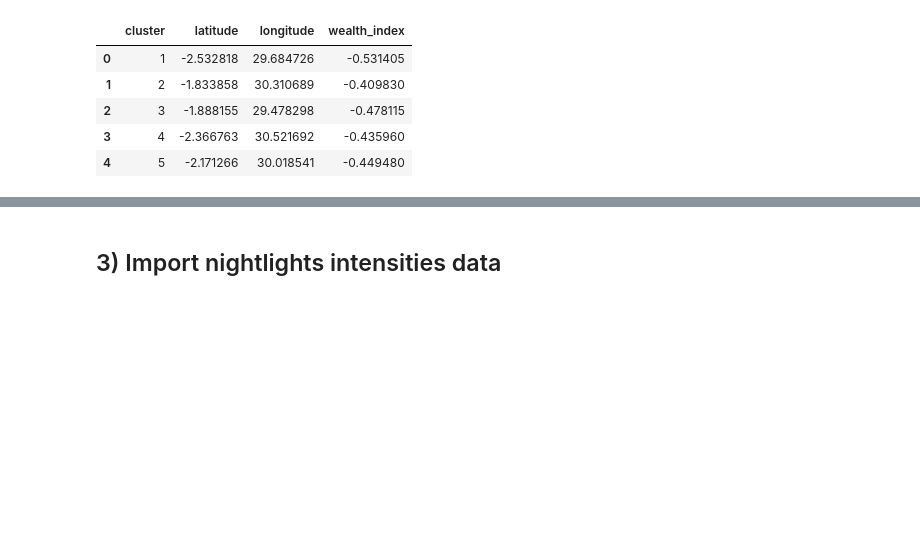
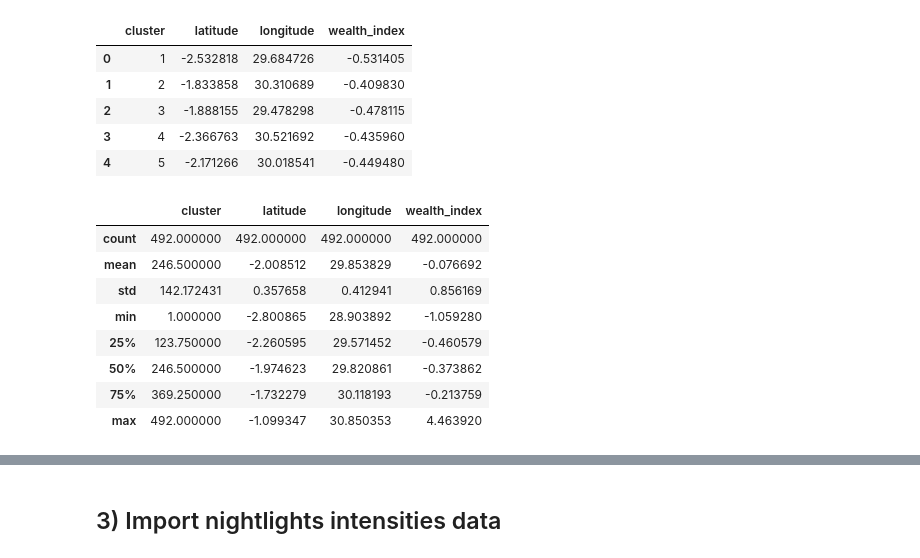
Before and after one commit to ridouaneg/Predict-poverty-from-space, a Jupyter notebook: 0_data.ipynb, the cells around one changed output, grey strips where cells are left out. Saved outputs shown, nothing was run; the diff lists cells and outputs as text; code cells hidden in the pictures; blank space fills up the shorter version.

```diff
--- a/0_data.ipynb
+++ b/0_data.ipynb
@@ -89,3 +90,15 @@ wealth_geo_merge.head()
 | 2 | 3 | -1.888155 | 29.478298 | -0.478115 |
 | 3 | 4 | -2.366763 | 30.521692 | -0.435960 |
 | 4 | 5 | -2.171266 | 30.018541 | -0.449480 |
+# %%
+wealth_geo_merge.describe()
+# %% [output]
+|  | cluster | latitude | longitude | wealth_index |
+| count | 492.000000 | 492.000000 | 492.000000 | 492.000000 |
+| mean | 246.500000 | -2.008512 | 29.853829 | -0.076692 |
+| std | 142.172431 | 0.357658 | 0.412941 | 0.856169 |
+| min | 1.000000 | -2.800865 | 28.903892 | -1.059280 |
+| 25% | 123.750000 | -2.260595 | 29.571452 | -0.460579 |
+| 50% | 246.500000 | -1.974623 | 29.820861 | -0.373862 |
+| 75% | 369.250000 | -1.732279 | 30.118193 | -0.213759 |
+| max | 492.000000 | -1.099347 | 30.850353 | 4.463920 |
```
Also changed, not shown: parts of 17 cells of this notebook, 1 other file.
